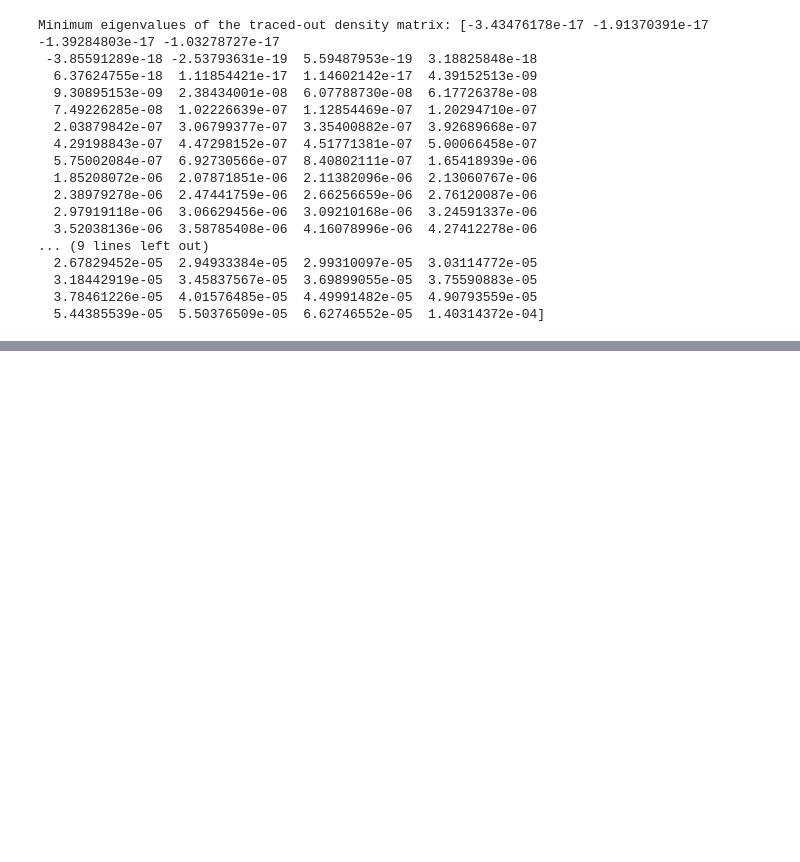
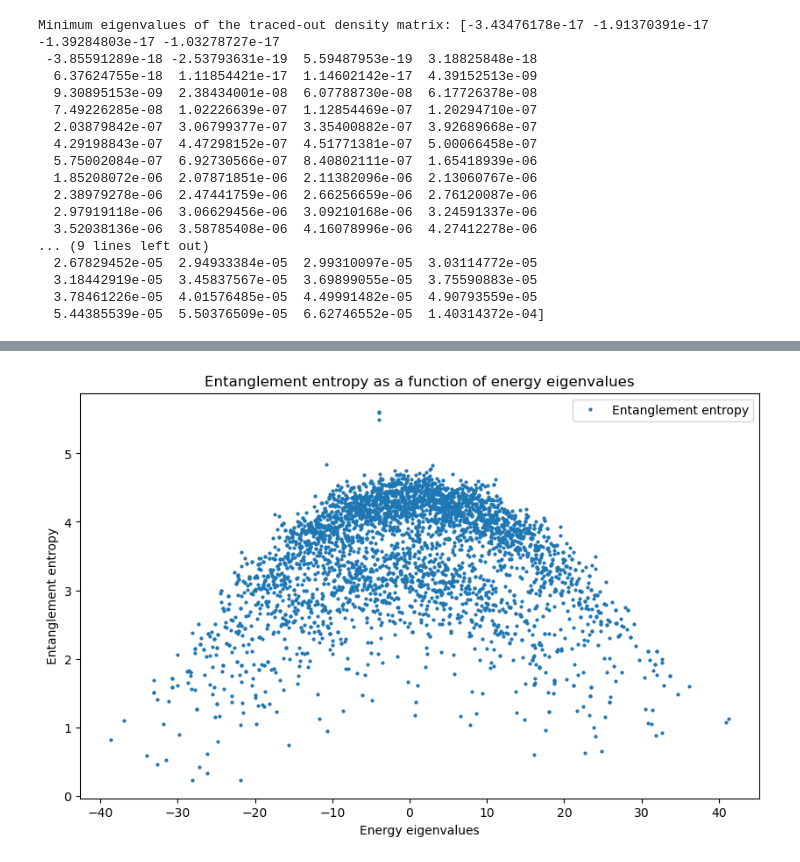
Before and after one commit to ofeypolv/frh, a Jupyter notebook: icosahedral.ipynb, the cells around one changed output, grey strips where cells are left out. Drawn from its saved outputs; the diff is of its cells as text; code cells hidden in the pictures; blank space fills up the shorter version.

```diff
--- a/icosahedral.ipynb
+++ b/icosahedral.ipynb
@@ -360,9 +353,11 @@ print(len(entropies))
 # %%
 # Plot entanglement entropy as a function of energy eigenvalues
 plt.figure(figsize=(10, 6))
-plt.plot(eigenvalues, entropies, 'o', label='Entanglement entropy')
+plt.plot(eigenvalues, entropies, 'o', label='Entanglement entropy', markersize=2)
 plt.xlabel('Energy eigenvalues')
 plt.ylabel('Entanglement entropy')
 plt.title('Entanglement entropy as a function of energy eigenvalues')
 plt.legend()
 plt.show()
+# %% [output]
+[figure, added]
```
Also changed, not shown: parts of 7 cells of this notebook, 2 other files.
